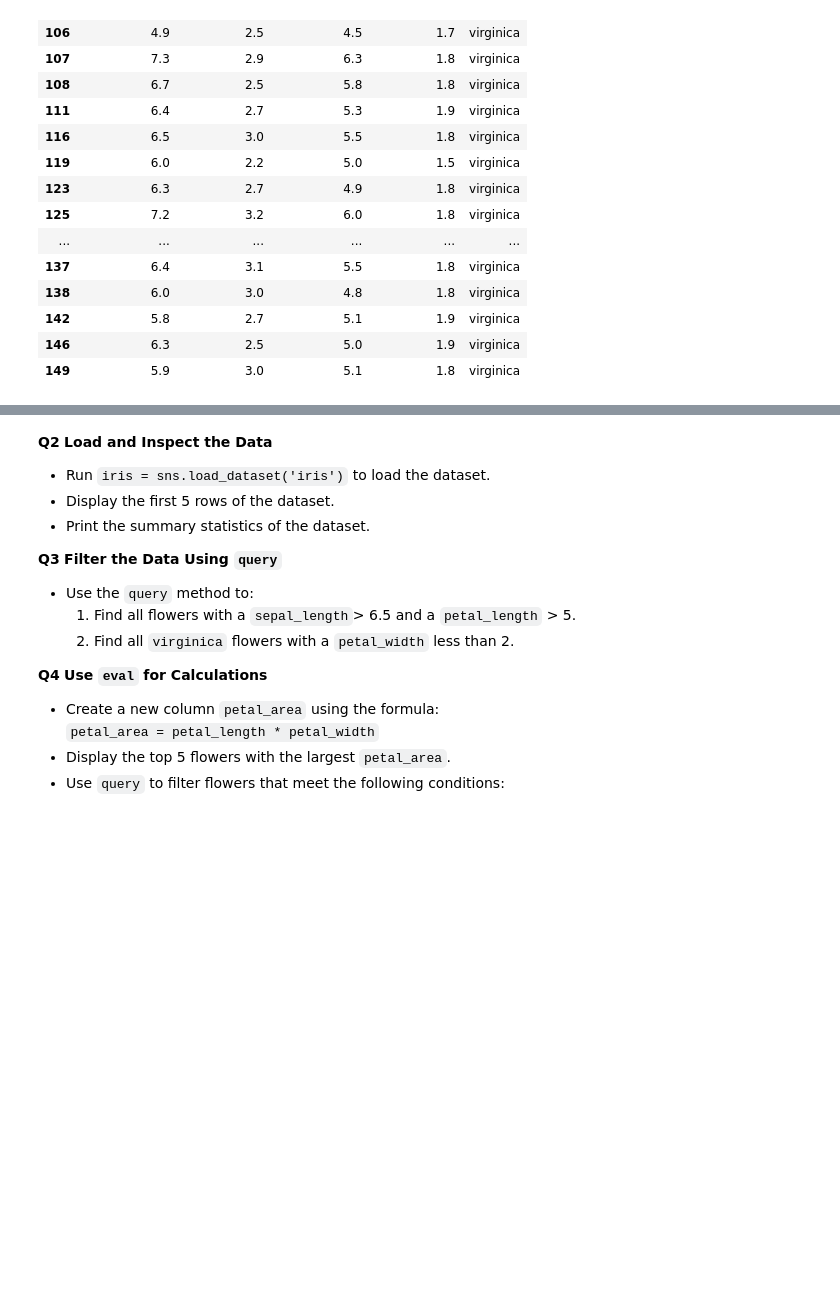
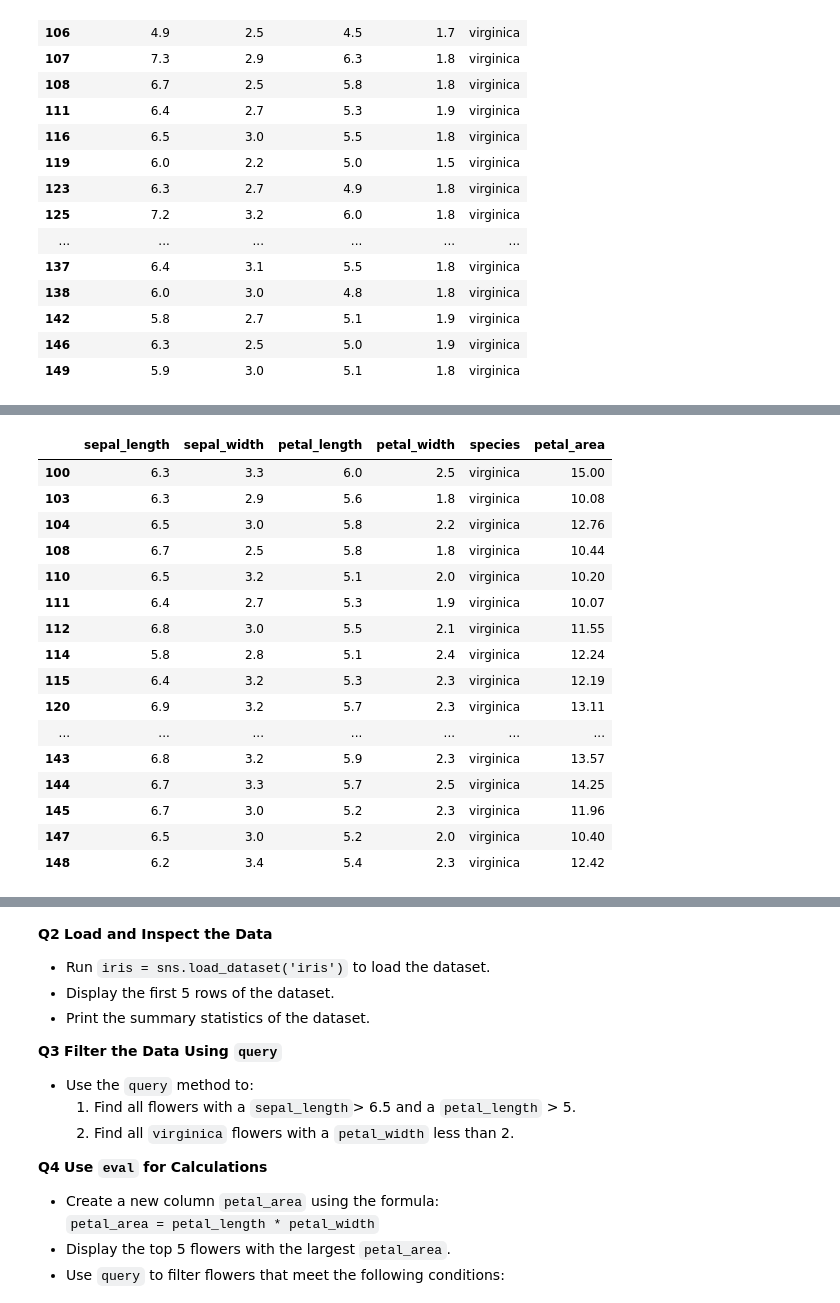
Before and after one commit to Diver202/PSDV, a Jupyter notebook: Lab2/Lab2_Pandas_Matplotlib.ipynb, the cells around one changed output, grey strips where cells are left out. Cells and saved outputs as stored; diff of their text form; code cells hidden in the pictures; blank space fills up the shorter version.

```diff
--- a/Lab2/Lab2_Pandas_Matplotlib.ipynb
+++ b/Lab2/Lab2_Pandas_Matplotlib.ipynb
@@ -681,0 +674,6 @@ iris.query('species == "virginica" and petal_width<2')
+# %%
+#creating a column called petal_area = petal_length * petal_width
+iris.eval("petal_area = petal_length * petal_width", inplace = True)
+# getting the top 5 largest petal area flowers
+largestArea = iris.nlargest(5, 'petal_area')
+largestArea
@@ -681,0 +687,21 @@ iris.query('species == "virginica" and petal_width<2')
+# %%
+# flowers that have petal_area > 10 and 5 < sepal_length < 7
+iris.query('petal_area>10 and 5 < sepal_length < 7')
+# %% [output]
+|  | sepal_length | sepal_width | petal_length | petal_width | species | petal_area |
+| 100 | 6.3 | 3.3 | 6.0 | 2.5 | virginica | 15.00 |
+| 103 | 6.3 | 2.9 | 5.6 | 1.8 | virginica | 10.08 |
+| 104 | 6.5 | 3.0 | 5.8 | 2.2 | virginica | 12.76 |
+| 108 | 6.7 | 2.5 | 5.8 | 1.8 | virginica | 10.44 |
+| 110 | 6.5 | 3.2 | 5.1 | 2.0 | virginica | 10.20 |
+| 111 | 6.4 | 2.7 | 5.3 | 1.9 | virginica | 10.07 |
+| 112 | 6.8 | 3.0 | 5.5 | 2.1 | virginica | 11.55 |
+| 114 | 5.8 | 2.8 | 5.1 | 2.4 | virginica | 12.24 |
+| 115 | 6.4 | 3.2 | 5.3 | 2.3 | virginica | 12.19 |
+| 120 | 6.9 | 3.2 | 5.7 | 2.3 | virginica | 13.11 |
+| ... | ... | ... | ... | ... | ... | ... |
+| 143 | 6.8 | 3.2 | 5.9 | 2.3 | virginica | 13.57 |
+| 144 | 6.7 | 3.3 | 5.7 | 2.5 | virginica | 14.25 |
+| 145 | 6.7 | 3.0 | 5.2 | 2.3 | virginica | 11.96 |
+| 147 | 6.5 | 3.0 | 5.2 | 2.0 | virginica | 10.40 |
+| 148 | 6.2 | 3.4 | 5.4 | 2.3 | virginica | 12.42 |
```
Also changed, not shown: parts of 5 cells of this notebook, 1 other file.
